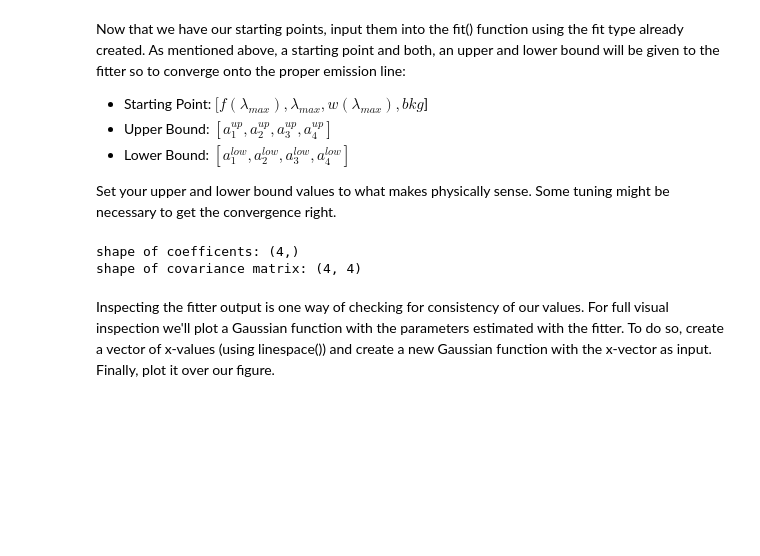
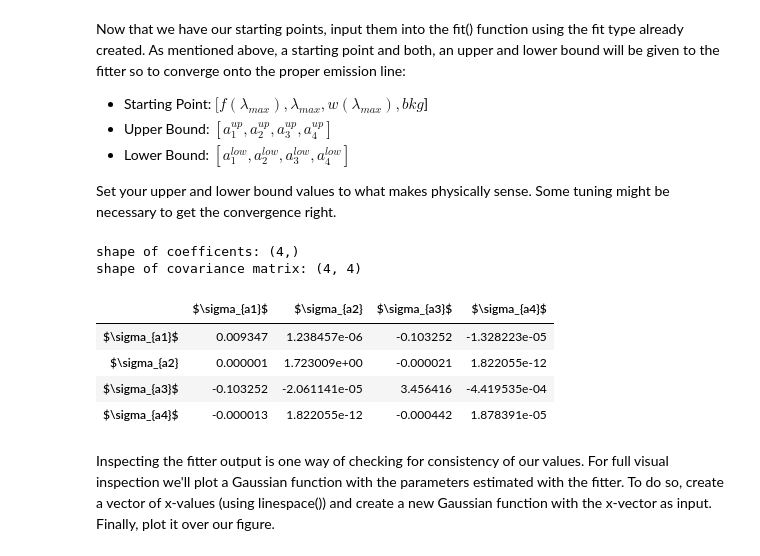
Before and after one commit to DLinthorne/Hubble-Law, a Jupyter notebook: Hubble_spectra.ipynb, the cells around one changed output. Drawn from its saved outputs; the diff is of its cells as text; code cells hidden in the pictures; blank space fills up the shorter version.

```diff
--- a/Hubble_spectra.ipynb
+++ b/Hubble_spectra.ipynb
@@ -153,9 +153,17 @@ coeff, var_matrix = sp.curve_fit(gaussian, wavelength, normal_flux, p0 =[maxpk,m
 # %%
 print("shape of coefficents: " + str(coeff.shape))
 print("shape of covariance matrix: " + str(var_matrix.shape))
+
+pd.DataFrame(var_matrix, columns = ["$\sigma_{a1}$", "$\sigma_{a2}", "$\sigma_{a3}$", "$\sigma_{a4}$"],
+                          index = ["$\sigma_{a1}$", "$\sigma_{a2}", "$\sigma_{a3}$", "$\sigma_{a4}$"])
 # %% [output]
 shape of coefficents: (4,)
 shape of covariance matrix: (4, 4)
+|  | $\sigma_{a1}$ | $\sigma_{a2} | $\sigma_{a3}$ | $\sigma_{a4}$ |
+| $\sigma_{a1}$ | 0.009347 | 1.238457e-06 | -0.103252 | -1.328223e-05 |
+| $\sigma_{a2} | 0.000001 | 1.723009e+00 | -0.000021 | 1.822055e-12 |
+| $\sigma_{a3}$ | -0.103252 | -2.061141e-05 | 3.456416 | -4.419535e-04 |
+| $\sigma_{a4}$ | -0.000013 | 1.822055e-12 | -0.000442 | 1.878391e-05 |
 # %% [markdown]
 Inspecting the fitter output is one way of checking for consistency of our values. For full visual inspection we'll plot a Gaussian function with the parameters estimated with the fitter. To do so, create a vector of x-values (using linespace()) and create a new Gaussian function with the x-vector as input. Finally, plot it over our figure.
 # %%
```
